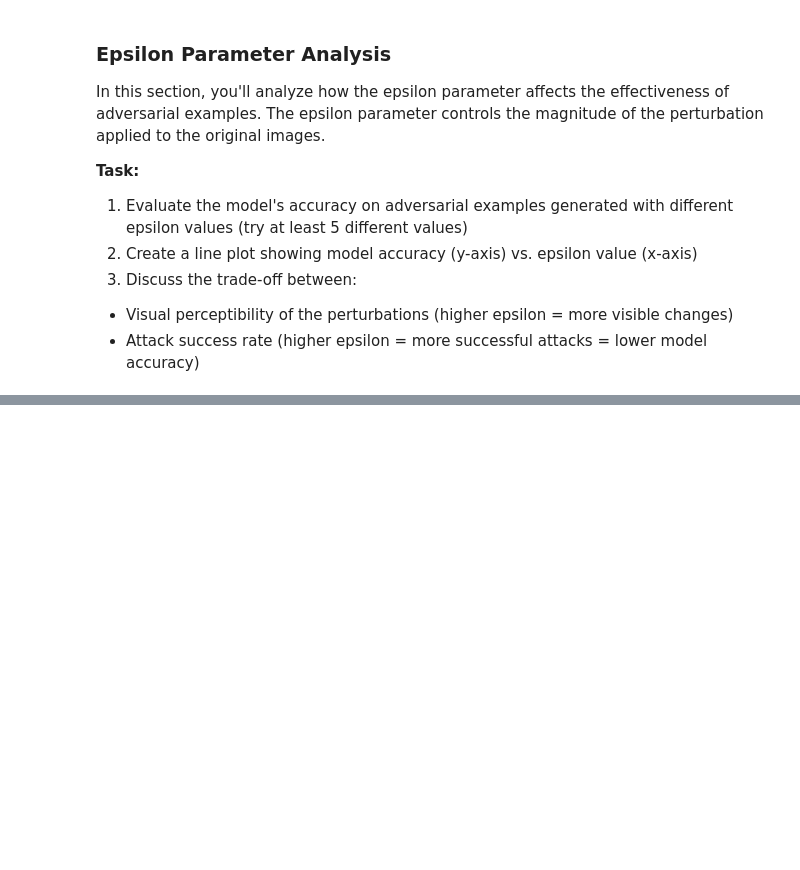
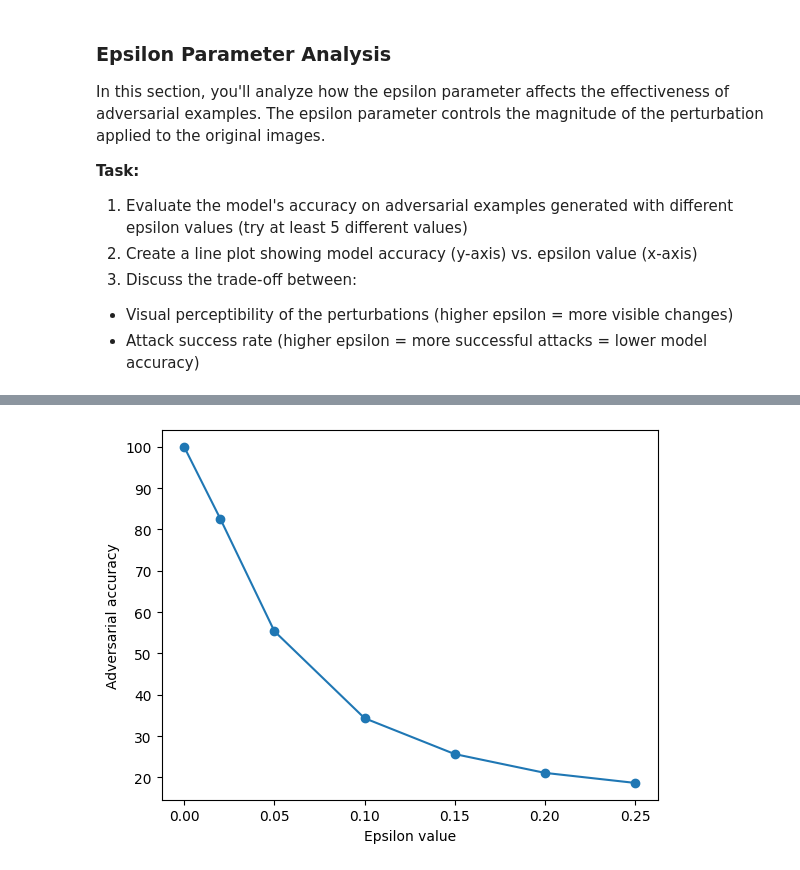
Before and after one commit to Spontaniczny/Stochastic-methods-in-machine-learning, a Jupyter notebook: lab3/lab3.ipynb, the cells around one changed output, grey strips where cells are left out. Cells and saved outputs as stored; diff of their text form; code cells hidden in the pictures; blank space fills up the shorter version.

```diff
--- a/lab3/lab3.ipynb
+++ b/lab3/lab3.ipynb
@@ -317,10 +350,8 @@ Accuracy on clean test images: 95.72% (expect ~90%)
 ### FGSM Attack
 Implement FGSM attack.
 # %%
-default_epsilon = 0.15
-
 def fgsm_attack(
-    model: nn.Module, images: torch.Tensor, labels: torch.Tensor, epsilon: float = default_epsilon
+    model: nn.Module, images: torch.Tensor, labels: torch.Tensor, epsilon: float = 0.15
 ) -> torch.Tensor:
     """
     Creates adversarial examples via the FGSM method:
@@ -356,17 +389,20 @@ def fgsm_attack(
 # %%
-correct = 0
-total = 0
-for images, labels in test_loader:
-    # Generate adversarial images
-    adv_images = fgsm_attack(model, images, labels, default_epsilon)
+def eval_adversarial_accuracy(epsilon):
+    correct = 0
+    total = 0
+    for images, labels in test_loader:
+        # Generate adversarial images
+        adv_images = fgsm_attack(model, images, labels, epsilon)
 
-    # Re-classify
-    outputs = model(adv_images.to(device))
-    _, predicted = torch.max(outputs.data, 1)
+        # Re-classify
+        outputs = model(adv_images.to(device))
+        _, predicted = torch.max(outputs.data, 1)
 
-    total += labels.size(0)
-    correct += (predicted.cpu() == labels).sum().item()
+        total += labels.size(0)
+        correct += (predicted.cpu() == labels).sum().item()
 
-adv_acc = 100 * correct / total
+    return 100 * correct / total
+
+adv_acc = eval_adversarial_accuracy(default_epsilon)
 print(f"Accuracy on adversarial test images (FGSM, eps={default_epsilon}): {adv_acc:.2f}%")
 # %% [output]
@@ -409,3 +451,10 @@ for i in range(5):
 3. Discuss the trade-off between:
 - Visual perceptibility of the perturbations (higher epsilon = more visible changes)
 - Attack success rate (higher epsilon = more successful attacks = lower model accuracy)
+# %%
+epsilon_tab = [0, 0.02, 0.05, 0.1, 0.15, 0.2, 0.25]
+adversarial_accuracy_tab = []
+
+for eps in epsilon_tab:
+    adversarial_accuracy_tab.append(eval_adversarial_accuracy(eps))
+    print(f"Accuracy on adversarial test images (FGSM, eps={eps}): {adversarial_accuracy_tab[-1]:.2f}%")
@@ -411,0 +469,7 @@ for i in range(5):
+# %%
+plt.plot(epsilon_tab, adversarial_accuracy_tab, marker="o")
+plt.xlabel("Epsilon value")
+plt.ylabel("Adversarial accuracy")
+plt.show()
+# %% [output]
+[figure, added]
```
Also changed, not shown: parts of 25 cells of this notebook.
